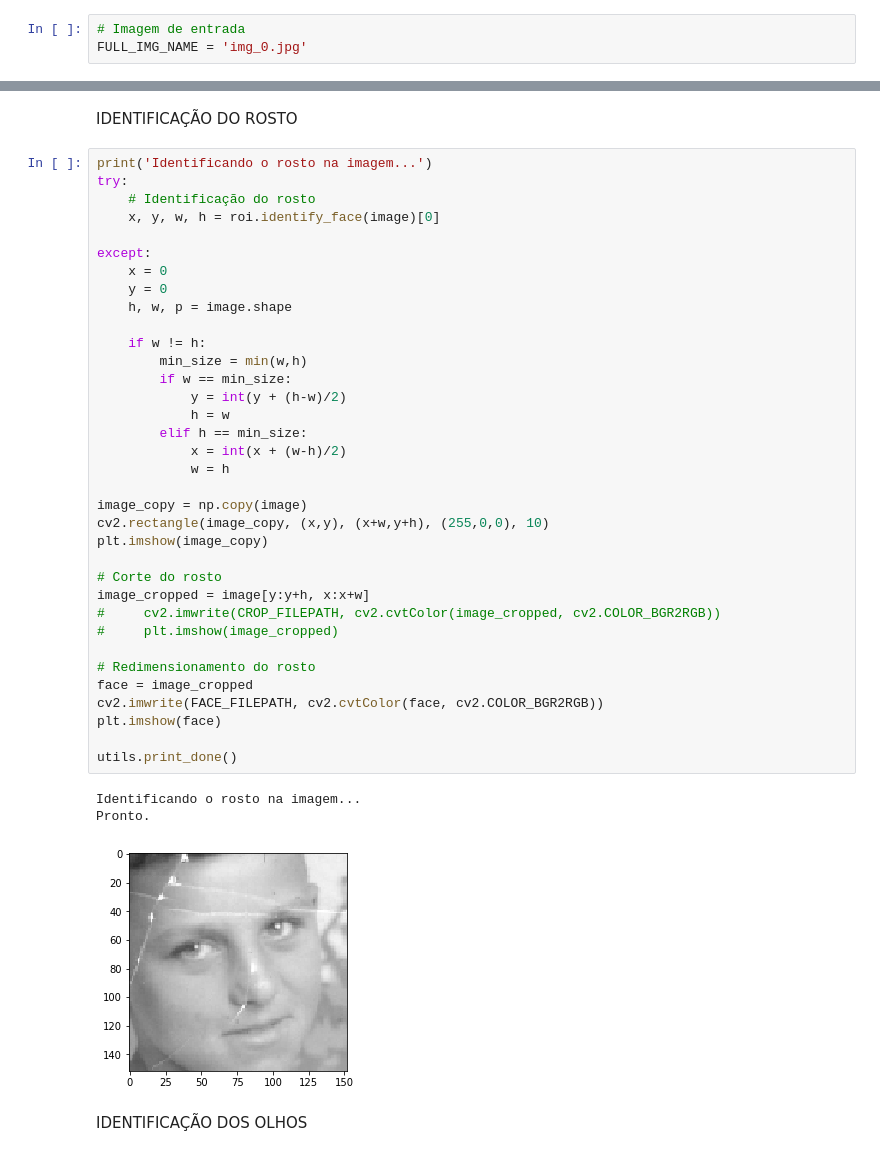
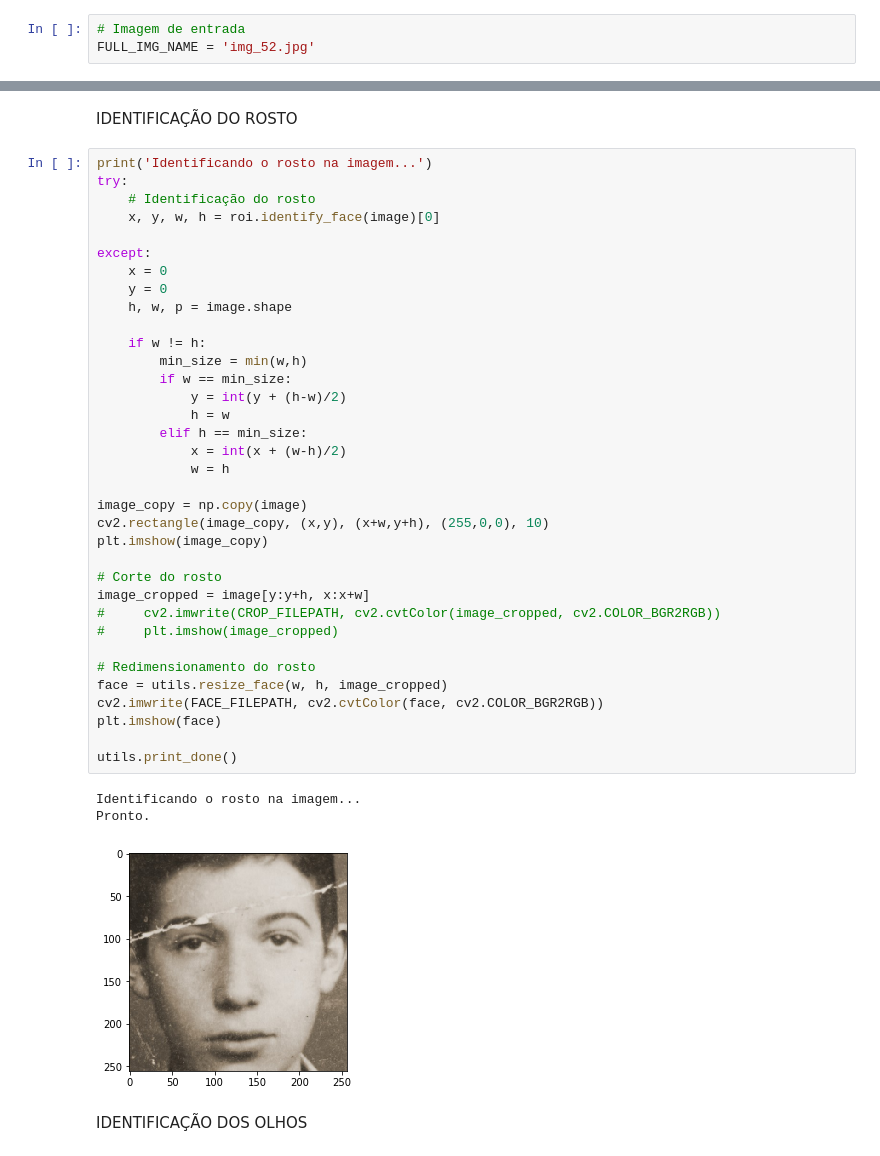
Before and after one commit to izabel-ferrari/projeto-formatura-poli, a Jupyter notebook: Inpaint.ipynb, the cells around one changed output, grey strips where cells are left out. Drawn from its saved outputs; the diff is of its cells as text.

```diff
--- a/Inpaint.ipynb
+++ b/Inpaint.ipynb
@@ -2,7 +2,7 @@
 IMAGEM A SER RESTAURADA
 # %%
 # Imagem de entrada
-FULL_IMG_NAME = 'img_0.jpg'
+FULL_IMG_NAME = 'img_52.jpg'
 # %% [markdown]
 IMPORTS
 # %%
@@ -73,35 +73,35 @@ except:
     x = 0
     y = 0
     h, w, p = image.shape
 
     if w != h:
         min_size = min(w,h)
         if w == min_size:
             y = int(y + (h-w)/2)
             h = w
         elif h == min_size:
             x = int(x + (w-h)/2)
             w = h
 
 image_copy = np.copy(image)
 cv2.rectangle(image_copy, (x,y), (x+w,y+h), (255,0,0), 10)
 plt.imshow(image_copy)
 
 # Corte do rosto
 image_cropped = image[y:y+h, x:x+w]
 #     cv2.imwrite(CROP_FILEPATH, cv2.cvtColor(image_cropped, cv2.COLOR_BGR2RGB))
 #     plt.imshow(image_cropped)
 
 # Redimensionamento do rosto
-face = image_cropped
+face = utils.resize_face(w, h, image_cropped)
 cv2.imwrite(FACE_FILEPATH, cv2.cvtColor(face, cv2.COLOR_BGR2RGB))
 plt.imshow(face)
 
 utils.print_done()
 # %% [output]
 Identificando o rosto na imagem...
 Pronto.
-[figure, old version]
+[figure, new version]
 # %% [markdown]
 IDENTIFICAÇÃO DOS OLHOS
 # %%
```
Also changed, not shown: parts of 8 cells of this notebook, 1 other file.
